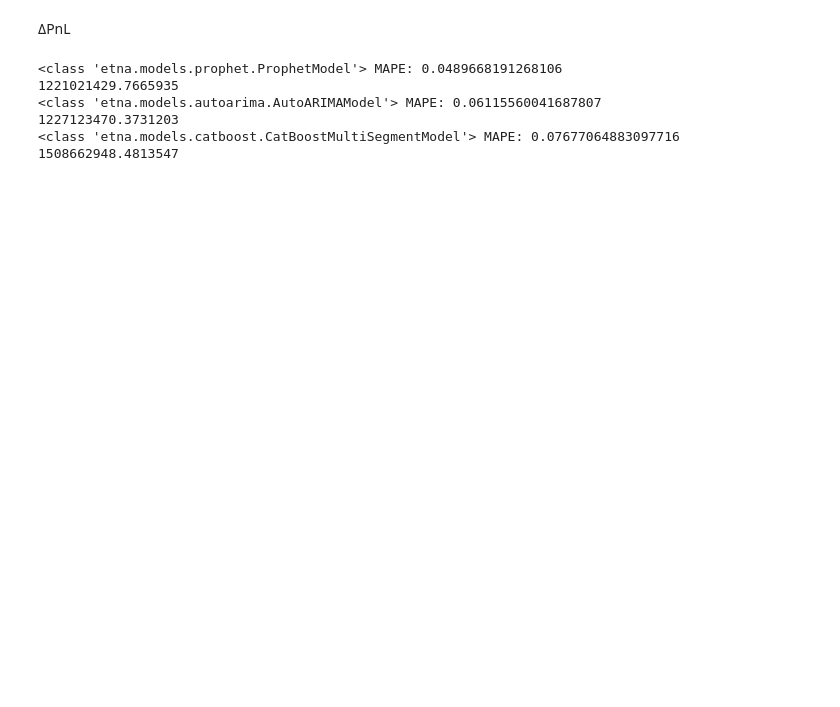
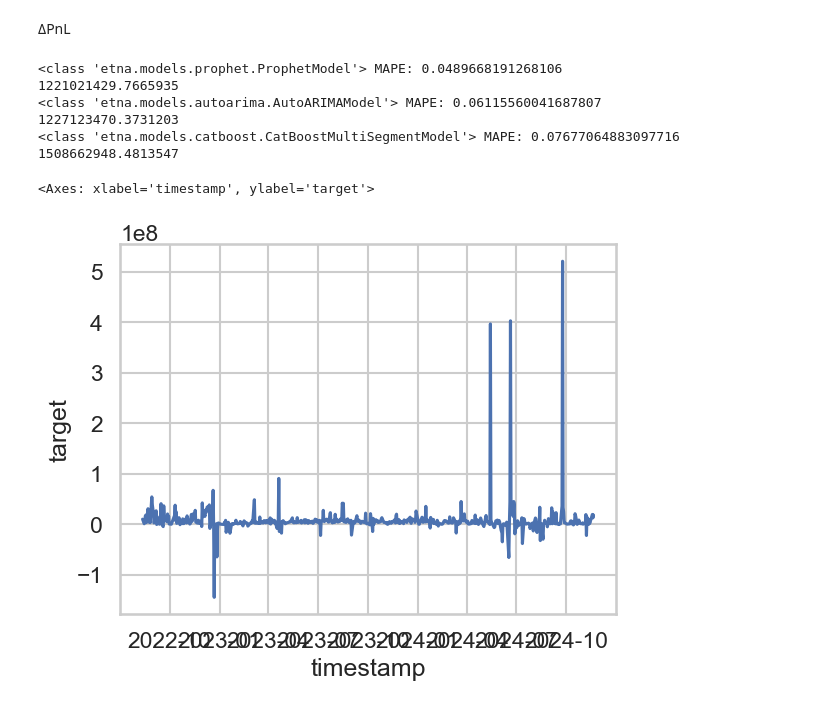
Before and after one commit to anathema-git/FinRiskProject, a Jupyter notebook: modelsETNA.ipynb, the cells around one changed output. Cells and saved outputs as stored; diff of their text form; code cells hidden in the pictures; blank space fills up the shorter version.

```diff
--- a/modelsETNA.ipynb
+++ b/modelsETNA.ipynb
@@ -172,6 +162,13 @@ for predict in result:
 1227123470.3731203
 <class 'etna.models.catboost.CatBoostMultiSegmentModel'> MAPE: 0.07677064883097716
 1508662948.4813547
+# %%
+data = date_pnl.copy()
+data.target = date_pnl.target.diff()
+sns.lineplot(x = data.timestamp, y=data.target)
+# %% [output]
+<Axes: xlabel='timestamp', ylabel='target'>
+[figure, added]
 # %% [markdown]
 2024-05-13	2820906587
 2024-05-14	3217444529
```
Also changed, not shown: parts of 4 cells of this notebook, 1 other file.
